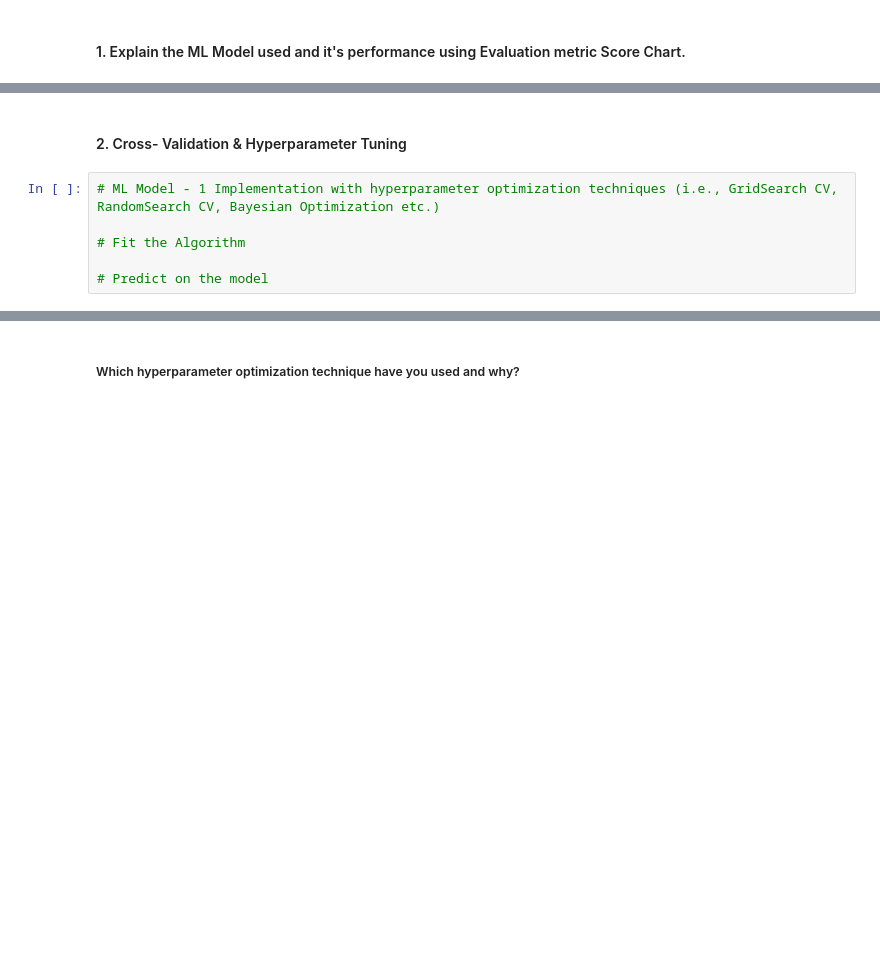
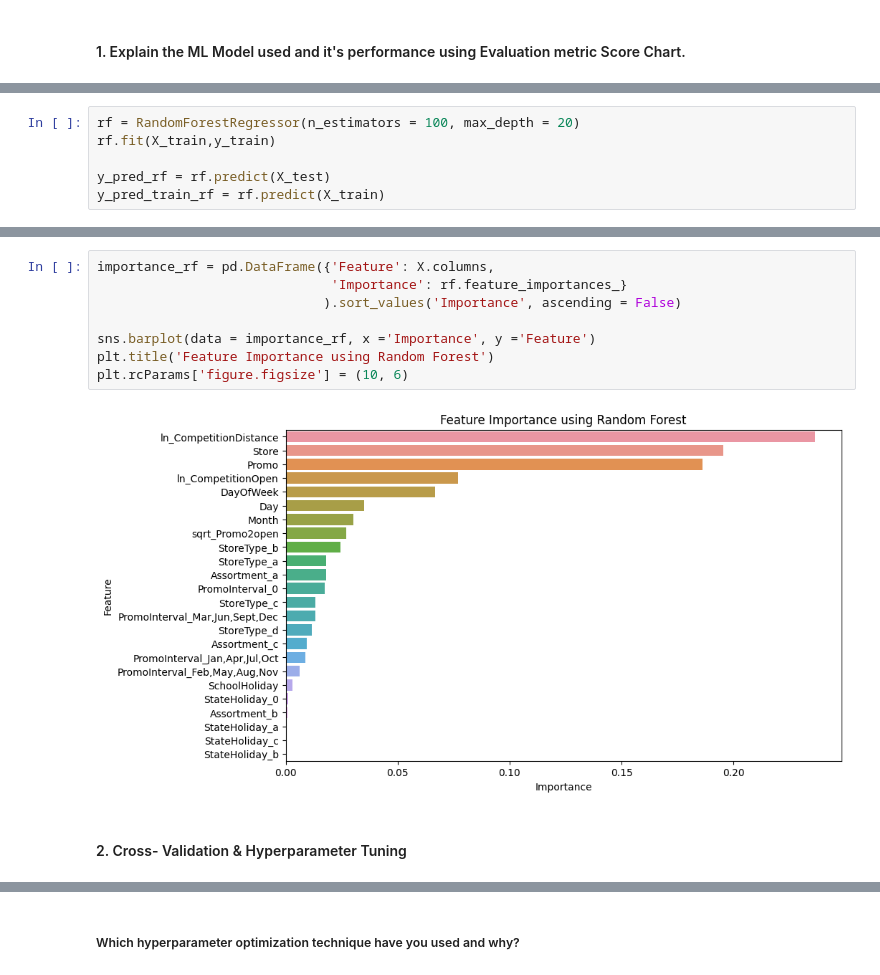
Before and after one commit to priyaregit/Regresssion-ML_Retail-Sales-Prediction, a Jupyter notebook: Retail_Sales_Prediction_Regression.ipynb, the cells around one changed output, grey strips where cells are left out. Cells and saved outputs as stored; diff of their text form; blank space fills up the shorter version.

```diff
--- a/Retail_Sales_Prediction_Regression.ipynb
+++ b/Retail_Sales_Prediction_Regression.ipynb
@@ -1859,0 +1784,6 @@ Answer Here.
+# %%
+rf = RandomForestRegressor(n_estimators = 100, max_depth = 20)
+rf.fit(X_train,y_train)
+
+y_pred_rf = rf.predict(X_test)
+y_pred_train_rf = rf.predict(X_train)
@@ -1860,8 +1808,12 @@ Answer Here.
+# %%
+importance_rf = pd.DataFrame({'Feature': X.columns,
+                              'Importance': rf.feature_importances_}
+                             ).sort_values('Importance', ascending = False)
+
+sns.barplot(data = importance_rf, x ='Importance', y ='Feature')
+plt.title('Feature Importance using Random Forest')
+plt.rcParams['figure.figsize'] = (10, 6)
+# %% [output]
+[figure, added]
 # %% [markdown]
 #### 2. Cross- Validation & Hyperparameter Tuning
-# %%
-# ML Model - 1 Implementation with hyperparameter optimization techniques (i.e., GridSearch CV, RandomSearch CV, Bayesian Optimization etc.)
-
-# Fit the Algorithm
-
-# Predict on the model
```
Also changed, not shown: parts of 41 cells of this notebook.
